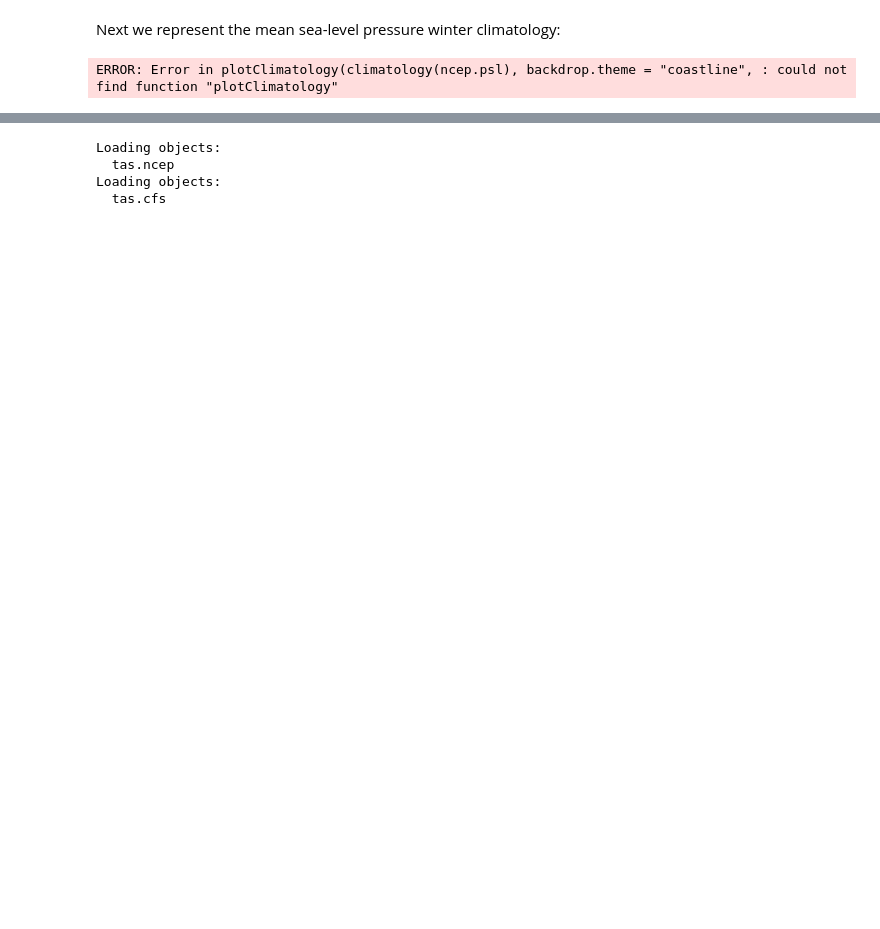
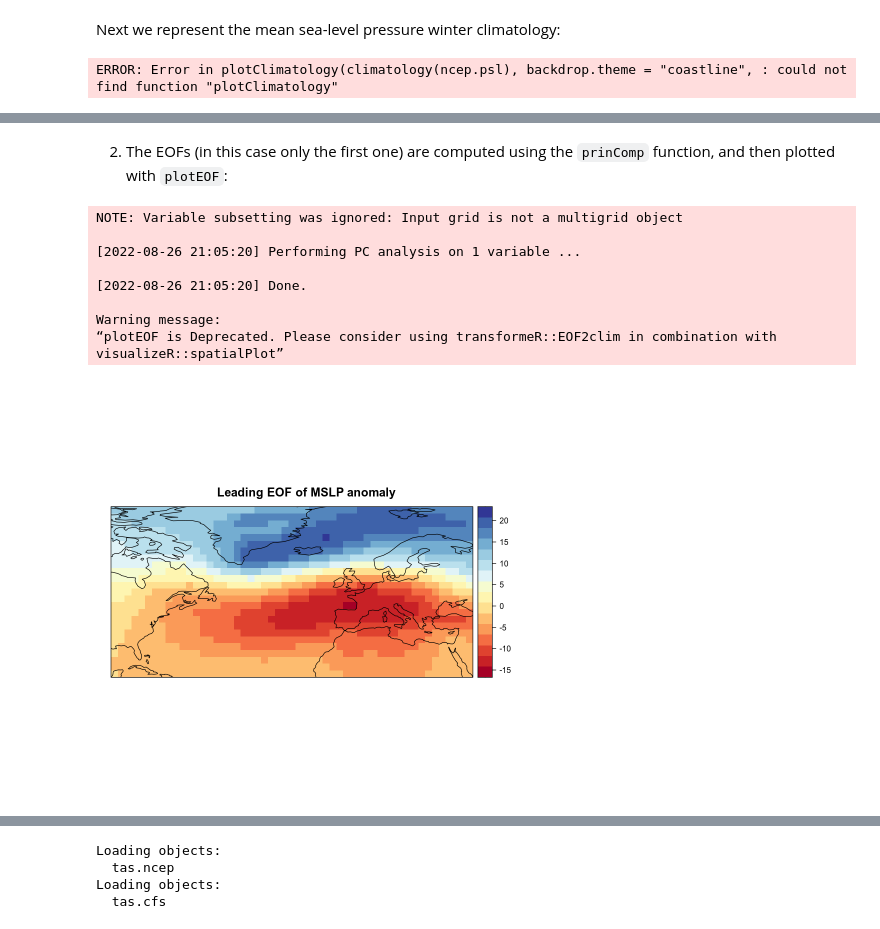
Before and after one commit to SantanderMetGroup/training-climate4r, a Jupyter notebook: 05_Seasonal_forecasting/05_Seasonal_forecasting.ipynb, the cells around one changed output, grey strips where cells are left out. Saved outputs shown, nothing was run; the diff lists cells and outputs as text; code cells hidden in the pictures; blank space fills up the shorter version.

```diff
--- a/05_Seasonal_forecasting/05_Seasonal_forecasting.ipynb
+++ b/05_Seasonal_forecasting/05_Seasonal_forecasting.ipynb
@@ -166,0 +143,10 @@ ncep.psl <- loadECOMS(dataset = "NCEP_reanalysis1",
+# %%
+ncep.psl <- loadECOMS(dataset = "NCEP_reanalysis1",
+                      var = var,
+                      lonLim = lonLim,
+                      latLim = latLim,
+                      season = c(12,1,2),
+                      years = NULL,
+                      time = "DD",
+                      aggr.d = "mean",
+                      aggr.m = "mean")
@@ -355,0 +189,3 @@ mtext(paste0("Boostrapped Corr (", R, " replicates)"))
+# %%
+ncep.psl <- aggregateGrid(grid = ncep.psl, aggr.y = list(FUN = "mean"))
+cfs.psl <- aggregateGrid(grid = cfs.psl, aggr.y = list(FUN = "mean"))
@@ -355,0 +206,2 @@ mtext(paste0("Boostrapped Corr (", R, " replicates)"))
+# %%
+psl.anom <- localScaling(grid = ncep.psl)
@@ -355,0 +215,16 @@ mtext(paste0("Boostrapped Corr (", R, " replicates)"))
+# %% [markdown]
+  2. The EOFs (in this case only the first one) are computed using the `prinComp` function, and then plotted with `plotEOF`:
+# %%
+pca1 <- prinComp(psl.anom, n.eofs = 1)
+plotEOF(pca1, var = "psl", n.eofs = 1, backdrop.theme = "coastline",
+        main = "Leading EOF of MSLP anomaly")
+# %% [output]
+NOTE: Variable subsetting was ignored: Input grid is not a multigrid object
+
+[2022-08-26 21:05:20] Performing PC analysis on 1 variable ...
+
+[2022-08-26 21:05:20] Done.
+
+Warning message:
+“plotEOF is Deprecated. Please consider using transformeR::EOF2clim in combination with visualizeR::spatialPlot”
+[figure, added]
```
Also changed, not shown: parts of 79 cells of this notebook.
